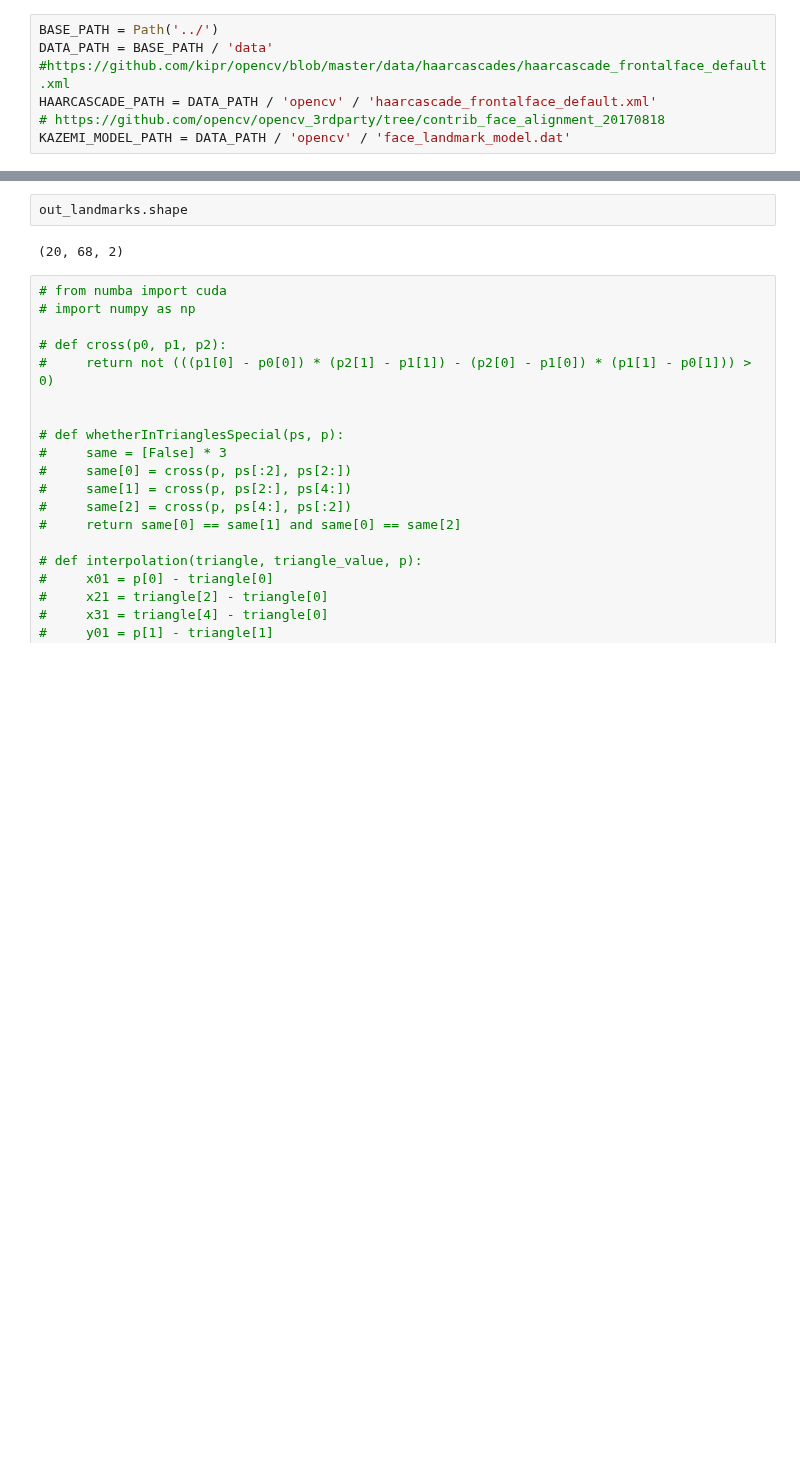
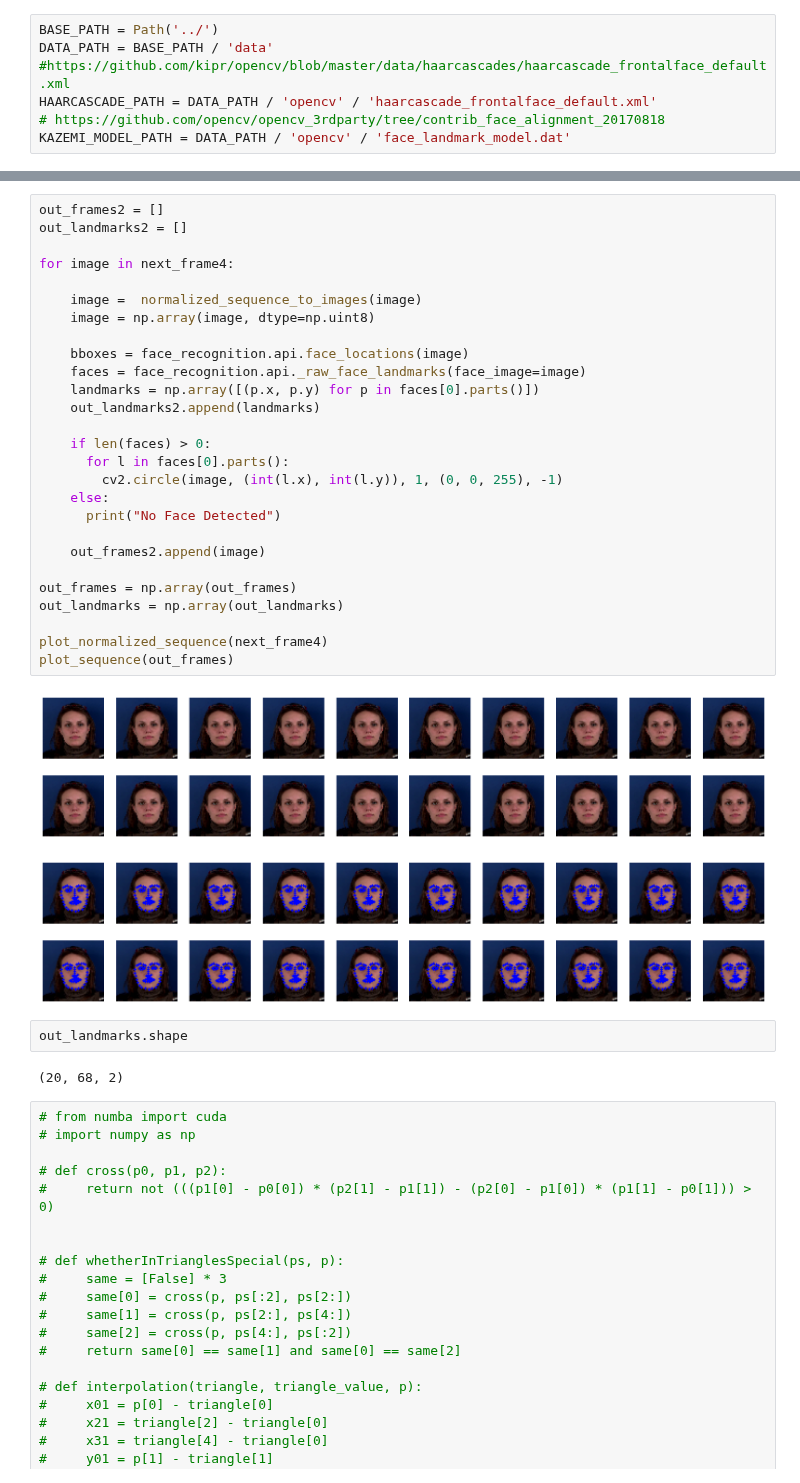
Before and after one commit to lapidarioz/temporal-coherence, a Jupyter notebook: landmarks_dlib copy.ipynb, the cells around one changed output, grey strips where cells are left out. Drawn from its saved outputs; the diff is of its cells as text; blank space fills up the shorter version.

```diff
--- a/landmarks_dlib copy.ipynb
+++ b/landmarks_dlib copy.ipynb
@@ -275,3 +284,33 @@ plot_sequence(out_frames)
+# %%
+out_frames2 = []
+out_landmarks2 = []
+
+for image in next_frame4:
+
+    image =  normalized_sequence_to_images(image)
+    image = np.array(image, dtype=np.uint8)
+
+    bboxes = face_recognition.api.face_locations(image)
+    faces = face_recognition.api._raw_face_landmarks(face_image=image)
+    landmarks = np.array([(p.x, p.y) for p in faces[0].parts()])
+    out_landmarks2.append(landmarks)
+
+    if len(faces) > 0:
+      for l in faces[0].parts():
+        cv2.circle(image, (int(l.x), int(l.y)), 1, (0, 0, 255), -1)
+    else:
+      print("No Face Detected")
+
+    out_frames2.append(image)
+
+out_frames = np.array(out_frames)
+out_landmarks = np.array(out_landmarks)
+
+plot_normalized_sequence(next_frame4)
+plot_sequence(out_frames)
+# %% [output]
+[figure, added]
+[figure, added]
 # %%
 out_landmarks.shape
 # %% [output]
```
Also changed, not shown: parts of 8 cells of this notebook, 2 other files.
